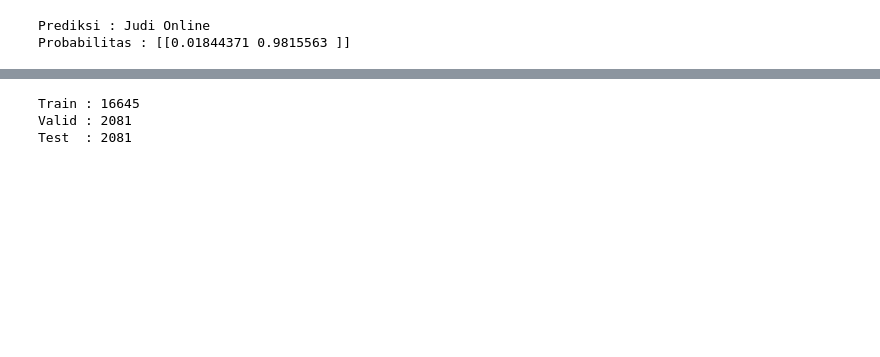
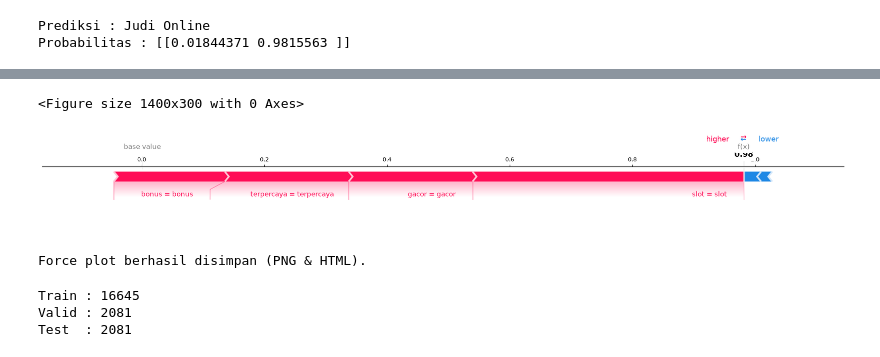
Before and after one commit to Ikryz7/skripsi-xai-judi-online, a Jupyter notebook: notebook/05_shap.ipynb, the cells around one changed output, grey strips where cells are left out. Drawn from its saved outputs; the diff is of its cells as text; code cells hidden in the pictures; blank space fills up the shorter version.

```diff
--- a/notebook/05_shap.ipynb
+++ b/notebook/05_shap.ipynb
@@ -192,3 +206,40 @@ shap.plots.waterfall(
+# %%
+# =====================================================
+# FORCE PLOT
+# =====================================================
+
+plt.figure(figsize=(14, 3))
+
+shap.plots.force(
+    shap_values[0, :, 1],
+    matplotlib=True,
+    show=False
+)
+
+plt.tight_layout()
+plt.savefig(
+    "../output/shap_force_plot.png",
+    dpi=300,
+    bbox_inches="tight"
+)
+plt.show()
+
+force_vis = shap.plots.force(
+    shap_values[0, :, 1],
+    matplotlib=False,
+    show=False
+)
+
+shap.save_html(
+    "../output/shap_force_plot.html",
+    force_vis
+)
+
+print("Force plot berhasil disimpan (PNG & HTML).")
+# %% [output]
+<Figure size 1400x300 with 0 Axes>
+[figure, added]
+Force plot berhasil disimpan (PNG & HTML).
 # %%
 import pandas as pd
 
```
Also changed, not shown: parts of 2 cells of this notebook, 4 other files.
